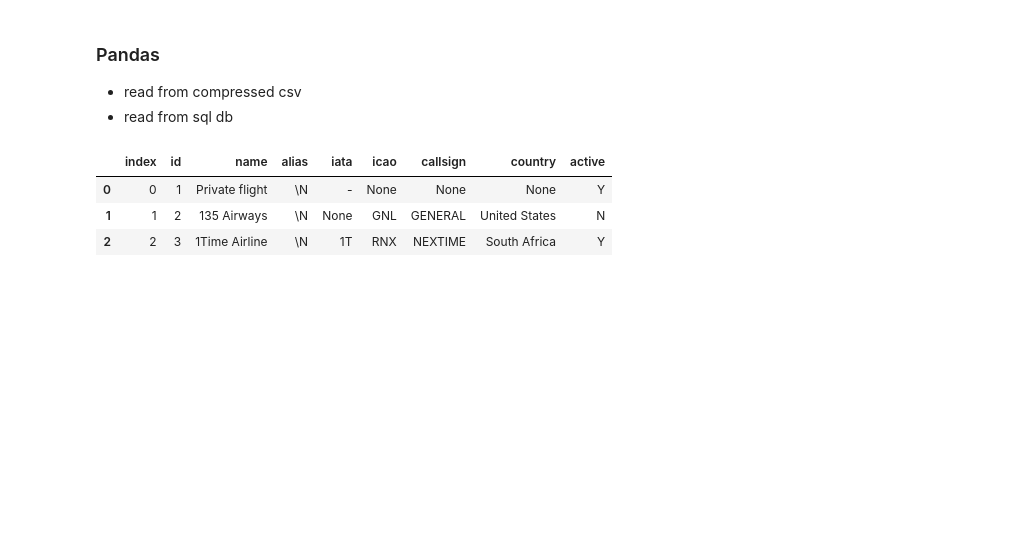
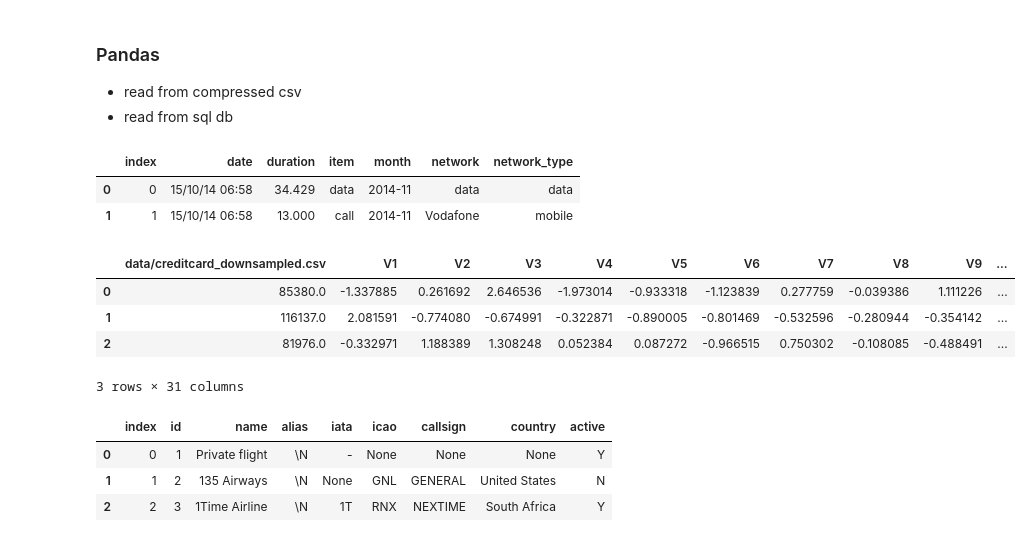
Before and after one commit to leandroohf/ds_pragmatic_programming, a Jupyter notebook: ds_pragmatic_programming_python.ipynb, the cells around one changed output. Drawn from its saved outputs; the diff is of its cells as text; code cells hidden in the pictures; blank space fills up the shorter version.

```diff
--- a/ds_pragmatic_programming_python.ipynb
+++ b/ds_pragmatic_programming_python.ipynb
@@ -335,9 +406,24 @@ data.head(5)
 * read from compressed csv
 * read from sql db
 # %%
+#See the first rows
+pd.read_csv('data/phone_data.csv', nrows=2).head()
+
 ## load
 creditcard_df = pd.read_csv('data/creditcard_downsampled.csv.tar.bz2', compression='bz2',
                             sep=',', quotechar='"', index_col=False)
+
+
+creditcard_df.head(3)
+# %% [output]
+|  | index | date | duration | item | month | network | network_type |
+| 0 | 0 | 15/10/14 06:58 | 34.429 | data | 2014-11 | data | data |
+| 1 | 1 | 15/10/14 06:58 | 13.000 | call | 2014-11 | Vodafone | mobile |
+|  | data/creditcard_downsampled.csv | V1 | V2 | V3 | V4 | V5 | V6 | V7 | V8 | V9 | ... |
+| 0 | 85380.0 | -1.337885 | 0.261692 | 2.646536 | -1.973014 | -0.933318 | -1.123839 | 0.277759 | -0.039386 | 1.111226 | ... |
+| 1 | 116137.0 | 2.081591 | -0.774080 | -0.674991 | -0.322871 | -0.890005 | -0.801469 | -0.532596 | -0.280944 | -0.354142 | ... |
+| 2 | 81976.0 | -0.332971 | 1.188389 | 1.308248 | 0.052384 | 0.087272 | -0.966515 | 0.750302 | -0.108085 | -0.488491 | ... |
+3 rows × 31 columns
 # %%
 # reads form database
 import pandas as pd
```
Also changed, not shown: parts of 21 cells of this notebook.
